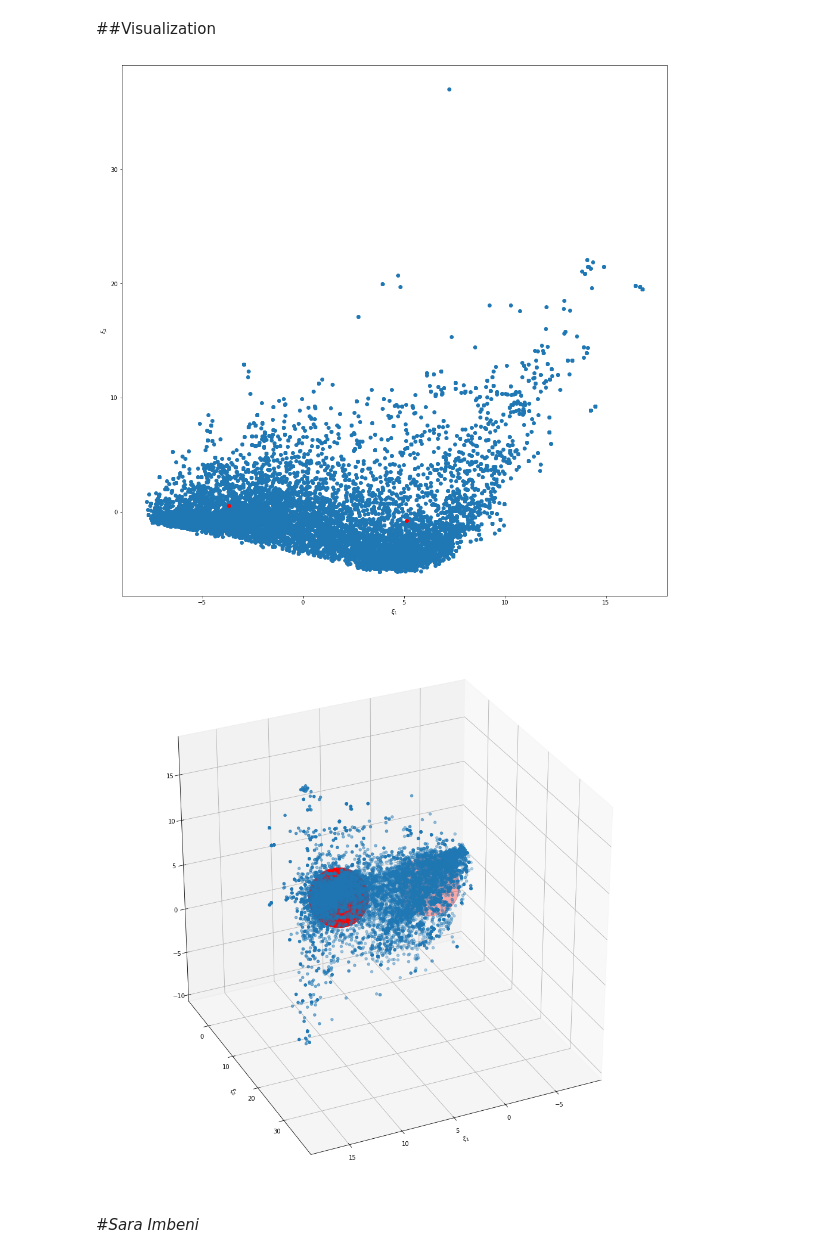
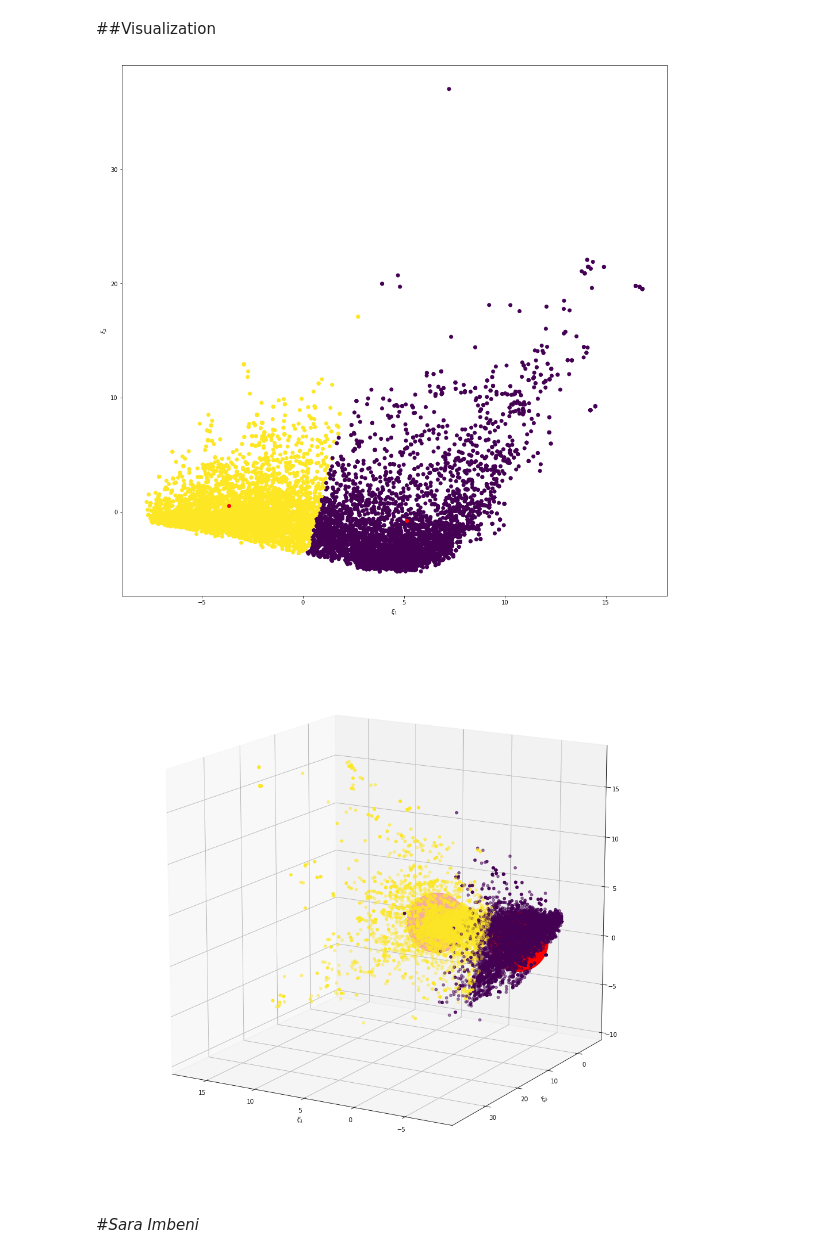
Before and after one commit to minellogiacomo/Artificial-Intelligence-for-Security, a Jupyter notebook: AI4S2.ipynb, the cells around one changed output. Cells and saved outputs as stored; diff of their text form; code cells hidden in the pictures.

```diff
--- a/AI4S2.ipynb
+++ b/AI4S2.ipynb
@@ -432,37 +481,37 @@ Xt = pipe.fit_transform(df.drop(['class'],axis=1))
 kmeans = KMeans(n_clusters=2).fit(
     Xt
 )
-
+clusters = kmeans.predict(Xt)
 
 fig, ax = plt.subplots(figsize=(17, 17))
-ax.scatter(*Xt.T)
+ax.scatter(*Xt.T,c=clusters)
 ax.scatter(*kmeans.cluster_centers_.T,c='red')
 ax.set_xlabel('$\\xi_1$')
 ax.set_ylabel('$\\xi_2$')
 plt.show()
 # %% [output]
-[figure, old version]
+[figure, new version]
 # %%
 from mpl_toolkits.mplot3d import Axes3D
 from sklearn.pipeline import Pipeline
 pca = PCA(n_components=3)
 pipe = Pipeline([('scaler', StandardScaler()), ('dim-red', pca)])
 Xt = pipe.fit_transform(df.drop(['class'],axis=1))
 kmeans = KMeans(n_clusters=2).fit(
     Xt
 )
-
+clusters = kmeans.predict(Xt)
 
 fig = plt.figure(figsize=(17, 17))
 ax = fig.add_subplot( projection='3d')
-ax.scatter(*Xt.T)
-ax.scatter(*kmeans.cluster_centers_.T,c='red',s=10200)
+ax.scatter(*Xt.T,c=clusters)
+ax.scatter(*kmeans.cluster_centers_.T,c='red',s=10000)
 ax.set_xlabel('$\\xi_1$')
 ax.set_ylabel('$\\xi_2$')
-ax.view_init(30,65)
+ax.view_init(15,120)
 plt.show()
 # %% [output]
-[figure, old version]
+[figure, new version]
 # %% [markdown]
 #*Sara Imbeni*
 # %% [markdown]
```
Also changed, not shown: parts of 6 cells of this notebook.
